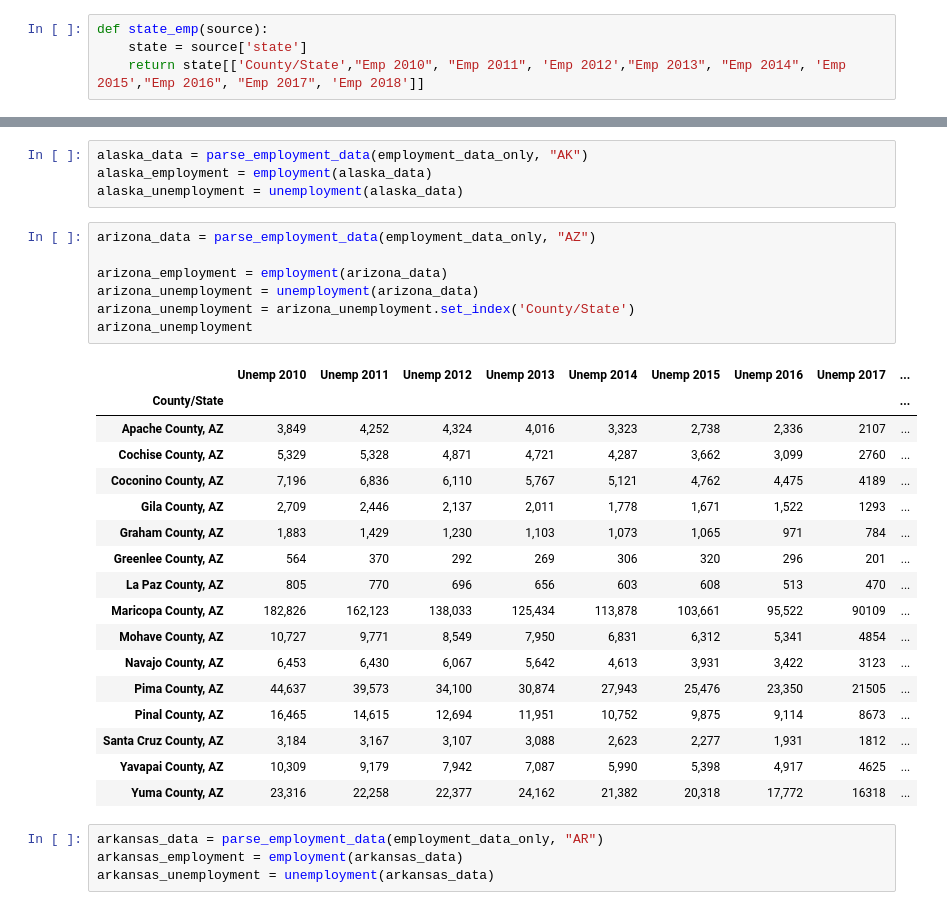
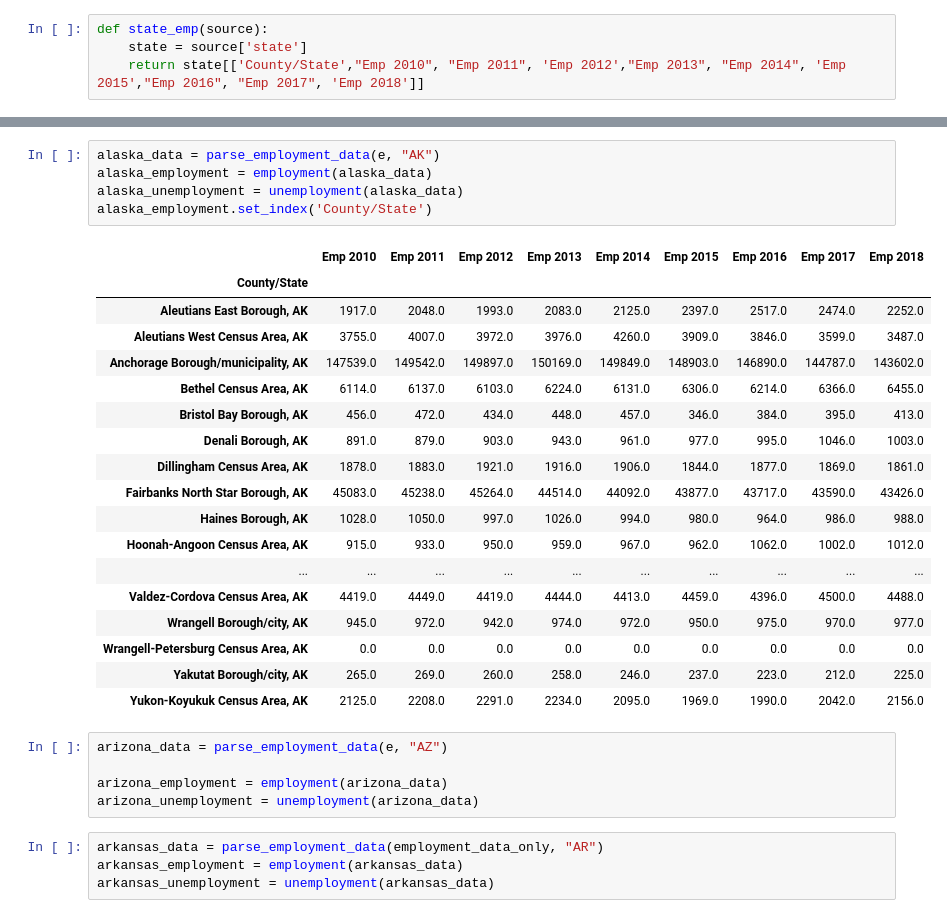
Before and after one commit to shawn-cavalieri/panic_at_the_desktop_project_1, a Jupyter notebook: jack_harvey.ipynb, the cells around one changed output, grey strips where cells are left out. Cells and saved outputs as stored; diff of their text form.

```diff
--- a/jack_harvey.ipynb
+++ b/jack_harvey.ipynb
@@ -92,33 +88,33 @@ alabama_data['counties']
 67 rows × 37 columns
 # %%
-alaska_data = parse_employment_data(employment_data_only, "AK")
+alaska_data = parse_employment_data(e, "AK")
 alaska_employment = employment(alaska_data)
 alaska_unemployment = unemployment(alaska_data)
+alaska_employment.set_index('County/State')
+# %% [output]
+|  | Emp 2010 | Emp 2011 | Emp 2012 | Emp 2013 | Emp 2014 | Emp 2015 | Emp 2016 | Emp 2017 | Emp 2018 |
+| County/State |  |  |  |  |  |  |  |  |  |
+| Aleutians East Borough, AK | 1917.0 | 2048.0 | 1993.0 | 2083.0 | 2125.0 | 2397.0 | 2517.0 | 2474.0 | 2252.0 |
+| Aleutians West Census Area, AK | 3755.0 | 4007.0 | 3972.0 | 3976.0 | 4260.0 | 3909.0 | 3846.0 | 3599.0 | 3487.0 |
+| Anchorage Borough/municipality, AK | 147539.0 | 149542.0 | 149897.0 | 150169.0 | 149849.0 | 148903.0 | 146890.0 | 144787.0 | 143602.0 |
+| Bethel Census Area, AK | 6114.0 | 6137.0 | 6103.0 | 6224.0 | 6131.0 | 6306.0 | 6214.0 | 6366.0 | 6455.0 |
+| Bristol Bay Borough, AK | 456.0 | 472.0 | 434.0 | 448.0 | 457.0 | 346.0 | 384.0 | 395.0 | 413.0 |
+| Denali Borough, AK | 891.0 | 879.0 | 903.0 | 943.0 | 961.0 | 977.0 | 995.0 | 1046.0 | 1003.0 |
+| Dillingham Census Area, AK | 1878.0 | 1883.0 | 1921.0 | 1916.0 | 1906.0 | 1844.0 | 1877.0 | 1869.0 | 1861.0 |
+| Fairbanks North Star Borough, AK | 45083.0 | 45238.0 | 45264.0 | 44514.0 | 44092.0 | 43877.0 | 43717.0 | 43590.0 | 43426.0 |
+| Haines Borough, AK | 1028.0 | 1050.0 | 997.0 | 1026.0 | 994.0 | 980.0 | 964.0 | 986.0 | 988.0 |
+| Hoonah-Angoon Census Area, AK | 915.0 | 933.0 | 950.0 | 959.0 | 967.0 | 962.0 | 1062.0 | 1002.0 | 1012.0 |
+| ... | ... | ... | ... | ... | ... | ... | ... | ... | ... |
+| Valdez-Cordova Census Area, AK | 4419.0 | 4449.0 | 4419.0 | 4444.0 | 4413.0 | 4459.0 | 4396.0 | 4500.0 | 4488.0 |
+| Wrangell Borough/city, AK | 945.0 | 972.0 | 942.0 | 974.0 | 972.0 | 950.0 | 975.0 | 970.0 | 977.0 |
+| Wrangell-Petersburg Census Area, AK | 0.0 | 0.0 | 0.0 | 0.0 | 0.0 | 0.0 | 0.0 | 0.0 | 0.0 |
+| Yakutat Borough/city, AK | 265.0 | 269.0 | 260.0 | 258.0 | 246.0 | 237.0 | 223.0 | 212.0 | 225.0 |
+| Yukon-Koyukuk Census Area, AK | 2125.0 | 2208.0 | 2291.0 | 2234.0 | 2095.0 | 1969.0 | 1990.0 | 2042.0 | 2156.0 |
 # %%
-arizona_data = parse_employment_data(employment_data_only, "AZ")
+arizona_data = parse_employment_data(e, "AZ")
 
 arizona_employment = employment(arizona_data)
 arizona_unemployment = unemployment(arizona_data)
-arizona_unemployment = arizona_unemployment.set_index('County/State')
-arizona_unemployment
-# %% [output]
-|  | Unemp 2010 | Unemp 2011 | Unemp 2012 | Unemp 2013 | Unemp 2014 | Unemp 2015 | Unemp 2016 | Unemp 2017 | ... |
-| County/State |  |  |  |  |  |  |  |  | ... |
-| Apache County, AZ | 3,849 | 4,252 | 4,324 | 4,016 | 3,323 | 2,738 | 2,336 | 2107 | ... |
-| Cochise County, AZ | 5,329 | 5,328 | 4,871 | 4,721 | 4,287 | 3,662 | 3,099 | 2760 | ... |
-| Coconino County, AZ | 7,196 | 6,836 | 6,110 | 5,767 | 5,121 | 4,762 | 4,475 | 4189 | ... |
-| Gila County, AZ | 2,709 | 2,446 | 2,137 | 2,011 | 1,778 | 1,671 | 1,522 | 1293 | ... |
-| Graham County, AZ | 1,883 | 1,429 | 1,230 | 1,103 | 1,073 | 1,065 | 971 | 784 | ... |
-| Greenlee County, AZ | 564 | 370 | 292 | 269 | 306 | 320 | 296 | 201 | ... |
-| La Paz County, AZ | 805 | 770 | 696 | 656 | 603 | 608 | 513 | 470 | ... |
-| Maricopa County, AZ | 182,826 | 162,123 | 138,033 | 125,434 | 113,878 | 103,661 | 95,522 | 90109 | ... |
-| Mohave County, AZ | 10,727 | 9,771 | 8,549 | 7,950 | 6,831 | 6,312 | 5,341 | 4854 | ... |
-| Navajo County, AZ | 6,453 | 6,430 | 6,067 | 5,642 | 4,613 | 3,931 | 3,422 | 3123 | ... |
-| Pima County, AZ | 44,637 | 39,573 | 34,100 | 30,874 | 27,943 | 25,476 | 23,350 | 21505 | ... |
-| Pinal County, AZ | 16,465 | 14,615 | 12,694 | 11,951 | 10,752 | 9,875 | 9,114 | 8673 | ... |
-| Santa Cruz County, AZ | 3,184 | 3,167 | 3,107 | 3,088 | 2,623 | 2,277 | 1,931 | 1812 | ... |
-| Yavapai County, AZ | 10,309 | 9,179 | 7,942 | 7,087 | 5,990 | 5,398 | 4,917 | 4625 | ... |
-| Yuma County, AZ | 23,316 | 22,258 | 22,377 | 24,162 | 21,382 | 20,318 | 17,772 | 16318 | ... |
 # %%
 arkansas_data = parse_employment_data(employment_data_only, "AR")
 arkansas_employment = employment(arkansas_data)
```
Also changed, not shown: parts of 6 cells of this notebook.
